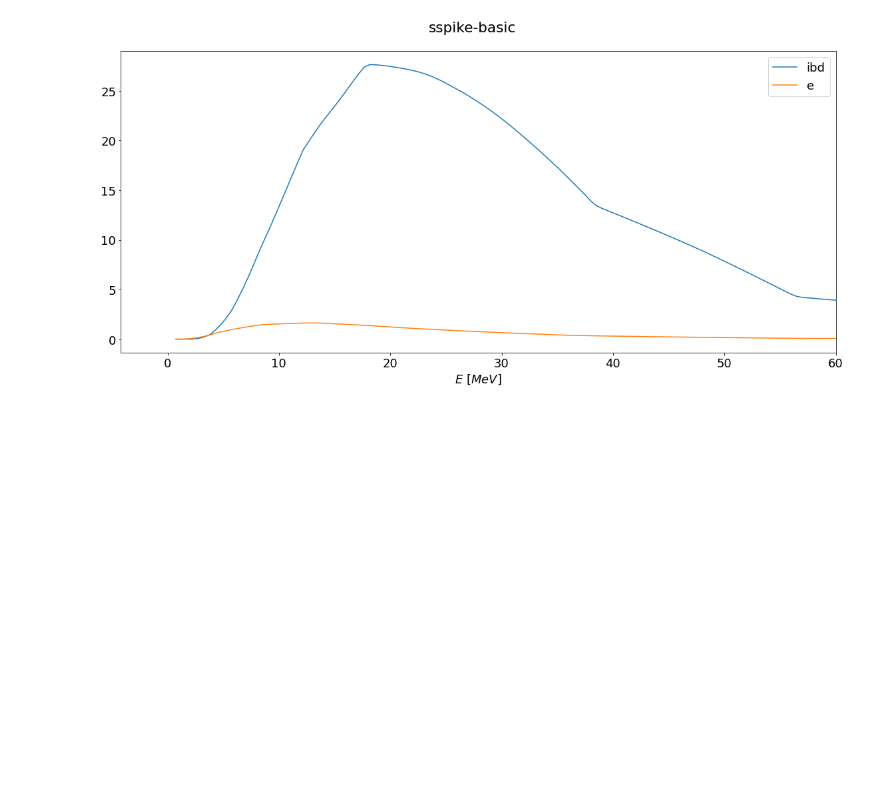
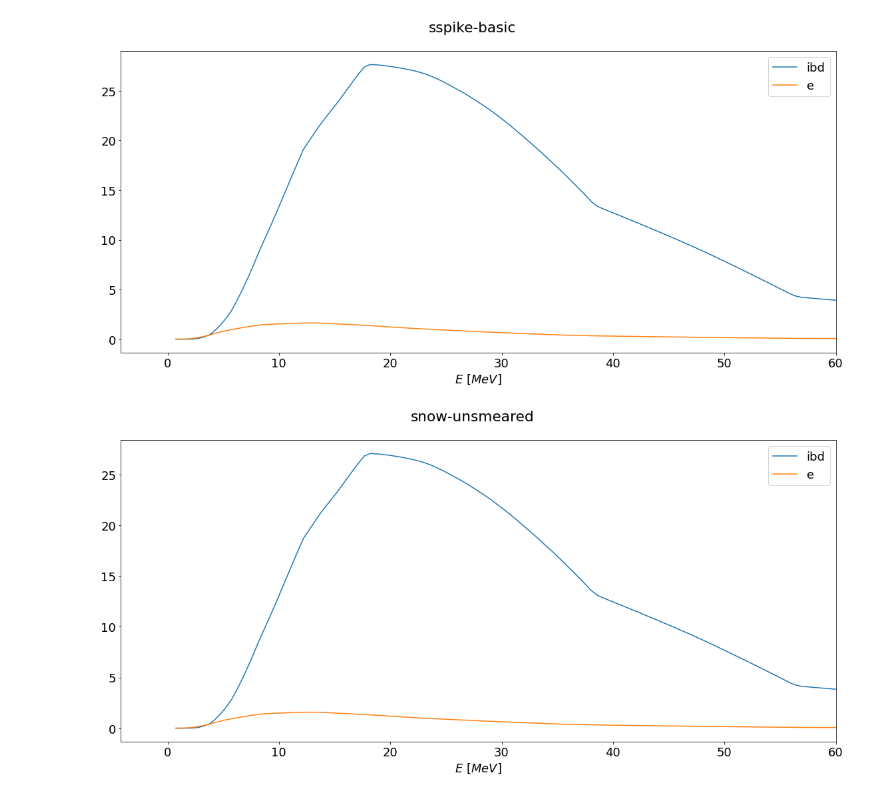
Before and after one commit to joesmolsky/sspike, a Jupyter notebook: notebooks/foranx21.ipynb, the cells around one changed output. Saved outputs shown, nothing was run; the diff lists cells and outputs as text; code cells hidden in the pictures; blank space fills up the shorter version.

Commit message:
add basic SNOwGLoBES comparison plot

```diff
--- a/notebooks/foranx21.ipynb
+++ b/notebooks/foranx21.ipynb
@@ -32,3 +32,9 @@ beer.draw(sspikes[0], channels=basic_chans)
 [figure]
 # %%
 tab = beer.tab(sb)
+# %%
+unsmeared_path = snowflakes[0]
+snow_chans = target.snow_channels[:7]
+beer.draw(unsmeared_path, channels=snow_chans)
+# %% [output]
+[figure, added]
```
